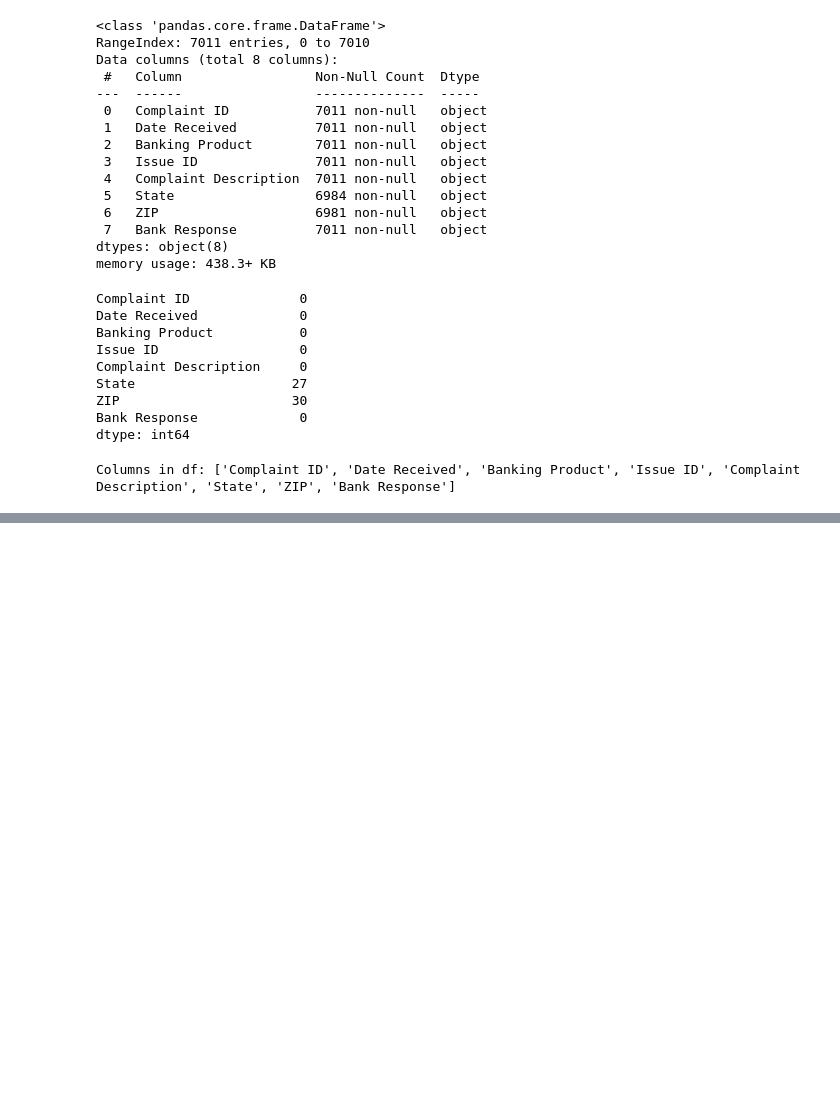
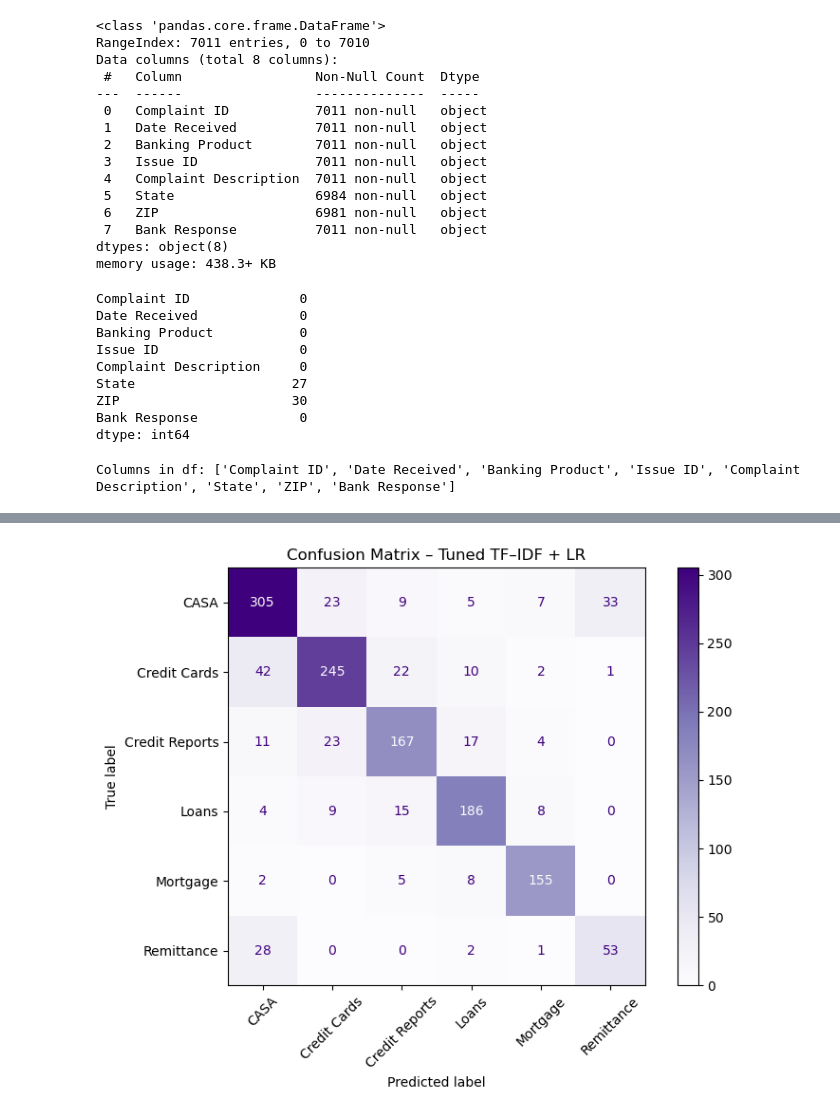
Before and after one commit to aliehs111/customer_complaints, a Jupyter notebook: notebooks/01_data_analysis.ipynb, the cells around one changed output, grey strips where cells are left out. Saved outputs shown, nothing was run; the diff lists cells and outputs as text; code cells hidden in the pictures; blank space fills up the shorter version.

```diff
--- a/notebooks/01_data_analysis.ipynb
+++ b/notebooks/01_data_analysis.ipynb
@@ -242 +504,23 @@ Device set to use mps:0
+# %%
+from sklearn.metrics import confusion_matrix, ConfusionMatrixDisplay
+import matplotlib.pyplot as plt
+
+# 1) Grab the best pipeline
+best_pipe = grid.best_estimator_
+
+# 2) Predict on X_test_text
+y_pred_tuned = best_pipe.predict(X_test_text)
+
+# 3) Confusion matrix
+labels = best_pipe.named_steps["clf"].classes_
+cm = confusion_matrix(y_test, y_pred_tuned, labels=labels)
+
+disp = ConfusionMatrixDisplay(cm, display_labels=labels)
+fig, ax = plt.subplots(figsize=(8,6))
+disp.plot(ax=ax, cmap="Purples", xticks_rotation=45)
+ax.set_title("Confusion Matrix – Tuned TF–IDF + LR")
+plt.tight_layout()
+plt.show()
+# %% [output]
+[figure, added]
 # %%
```
Also changed, not shown: parts of 11 cells of this notebook, 2 other files.
